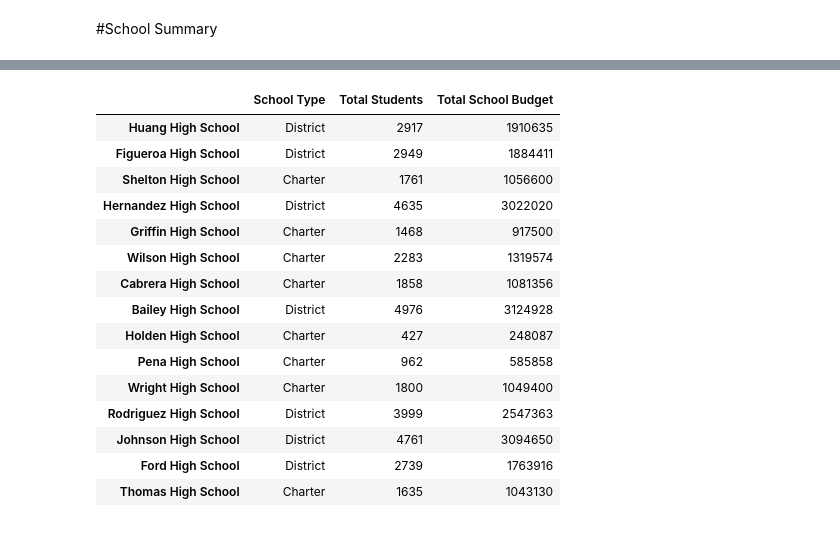
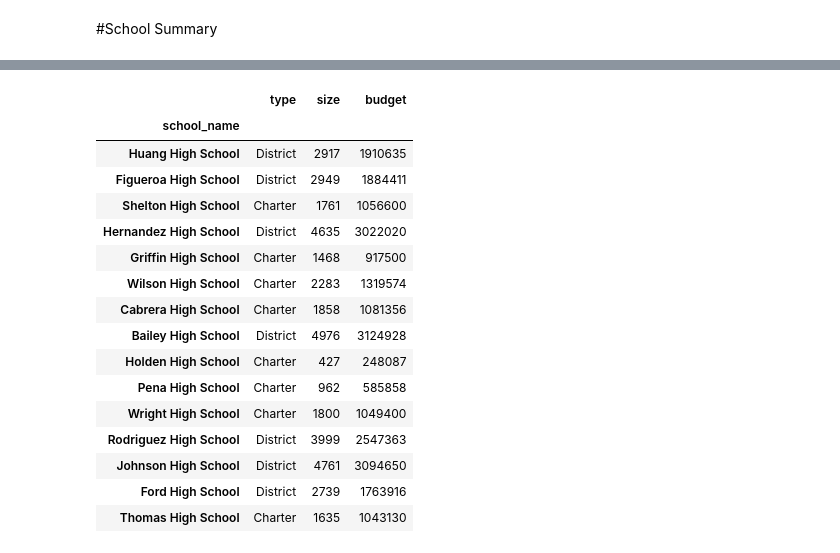
Before and after one commit to RachelFizel/panda-challenge, a Jupyter notebook: PyCitySchools/PyCitySchools.ipynb, the cells around one changed output, grey strips where cells are left out. Saved outputs shown, nothing was run; the diff lists cells and outputs as text; code cells hidden in the pictures.

Commit message:
finished school summary and added top and bottom performing schools

```diff
--- a/PyCitySchools/PyCitySchools.ipynb
+++ b/PyCitySchools/PyCitySchools.ipynb
@@ -140,15 +183,18 @@ schools_summary_df
 # %%
 #get just the needed columns and rename columns
-schools_summary_df = schools_summary_df[["type","size","budget"]]
+#schools_df = schools_df[["school_name", "type","size","budget"]]
+school_summary_results_df = schools_df[["type","size","budget"]]
 
-schools_summary_df = schools_summary_df.rename(columns={"school_name":"",
-                                                        "type":"School Type",
-                                                        "size":"Total Students",
-                                                        "budget":"Total School Budget"
-                                                        })
-schools_summary_df
+#school_summary_results_df = schools_df.rename(columns={"school_name":"School Name",
+#                                                        "type":"School Type",
+#                                                        "size":"Total Students",
+#                                                        "budget":"Total School Budget"
+#                                                        })
+
+school_summary_results_df
 # %% [output]
-|  | School Type | Total Students | Total School Budget |
+|  | type | size | budget |
+| school_name |  |  |  |
 | Huang High School | District | 2917 | 1910635 |
 | Figueroa High School | District | 2949 | 1884411 |
 | Shelton High School | Charter | 1761 | 1056600 |
```
Also changed, not shown: parts of 36 cells of this notebook.
